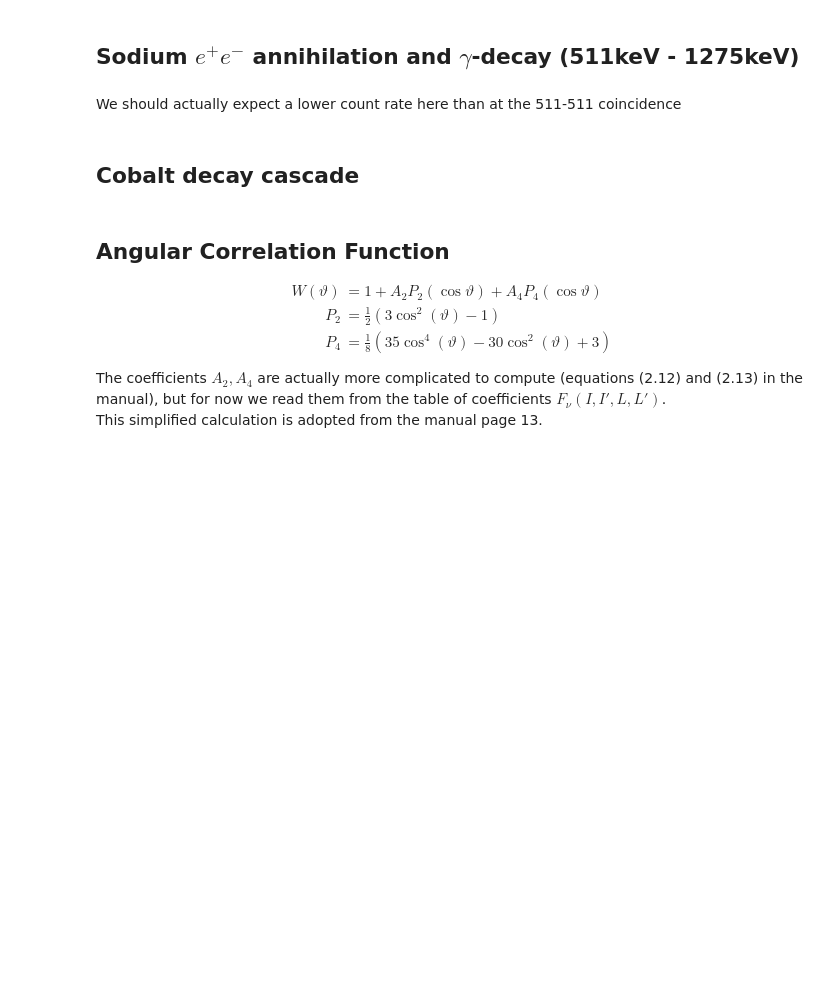
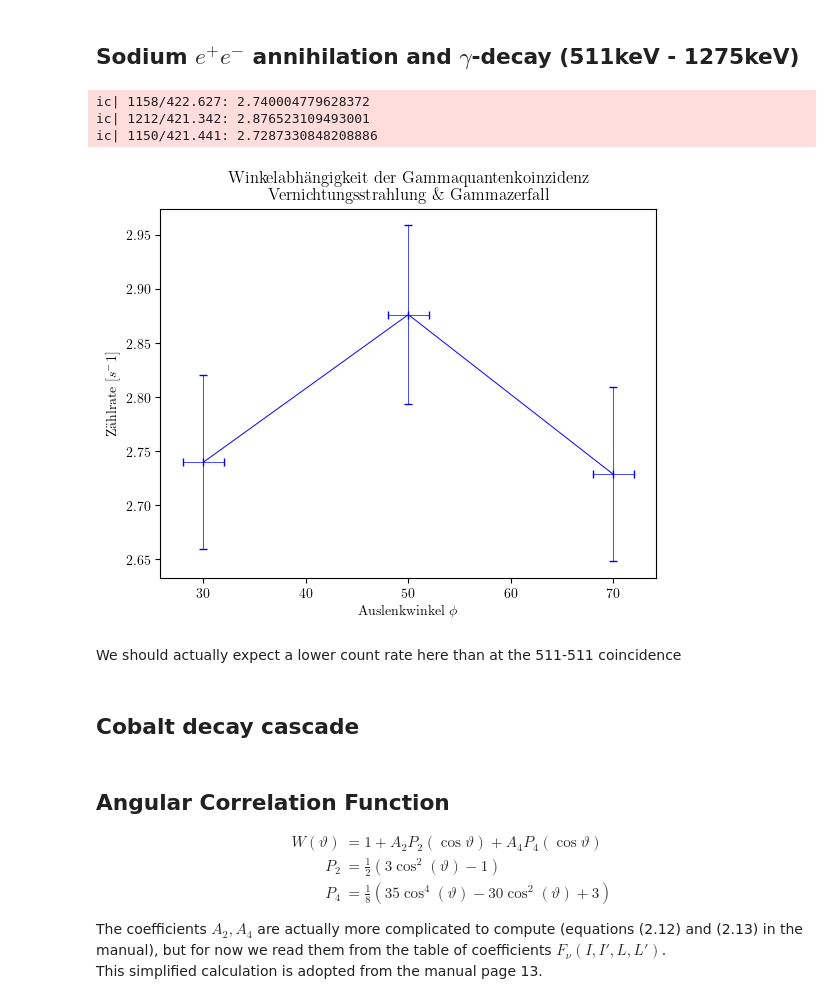
Before and after one commit to WackAlley/worksheet, a Jupyter notebook: labcourse16/coincidence analytics.ipynb, the cells around one changed output. Saved outputs shown, nothing was run; the diff lists cells and outputs as text; code cells hidden in the pictures; blank space fills up the shorter version.

```diff
--- a/labcourse16/coincidence analytics.ipynb
+++ b/labcourse16/coincidence analytics.ipynb
@@ -57,17 +57,28 @@ plt.show()
 # %%
 ic(1158/422.627) # 30 degrees
 ic(1212/421.342) # 50 degrees
 ic(1150/421.441) # 70 degrees
 
 count_rate_2 = [1158/422.627 , 1212/421.342, 1150/421.441]
 angle_2 = [30,50,70]
 
+x_error_points = [30,50,70]
+y_error_points = [1158/422.627 , 1212/421.342, 1150/421.441]
+x_errors = [2,2,2]
+y_errors = [np.sqrt(1158)/422.627 , np.sqrt(1212)/421.342, np.sqrt(1150)/421.441]
+
 fig, ax = plt.subplots()
 ax.plot(angle_2, count_rate_2, 'b', linewidth=.7)
+ax.errorbar(x_error_points, y_error_points, xerr=x_errors, yerr=y_errors, fmt='|', capsize=3, color='b',linewidth=.5, label='Fehler')
 ax.set_title(f'Winkelabhängigkeit der Gammaquantenkoinzidenz \n Vernichtungsstrahlung $\\&$ Gammazerfall')
 ax.set(xlabel=f'Auslenkwinkel $\\phi$', ylabel=f'Zählrate [$s^{-1}$] ')
 plt.savefig("plots/Koinzidenzplot Vernichtungsstrahlung Gammazerfall.pdf")
 plt.show()
+# %% [output]
+ic| 1158/422.627: 2.740004779628372
+ic| 1212/421.342: 2.876523109493001
+ic| 1150/421.441: 2.7287330848208886
+[figure, added]
 # %% [markdown]
 We should actually expect a lower count rate here than at the 511-511 coincidence
 # %% [markdown]
```
Also changed, not shown: parts of 6 cells of this notebook, 33 other files.
